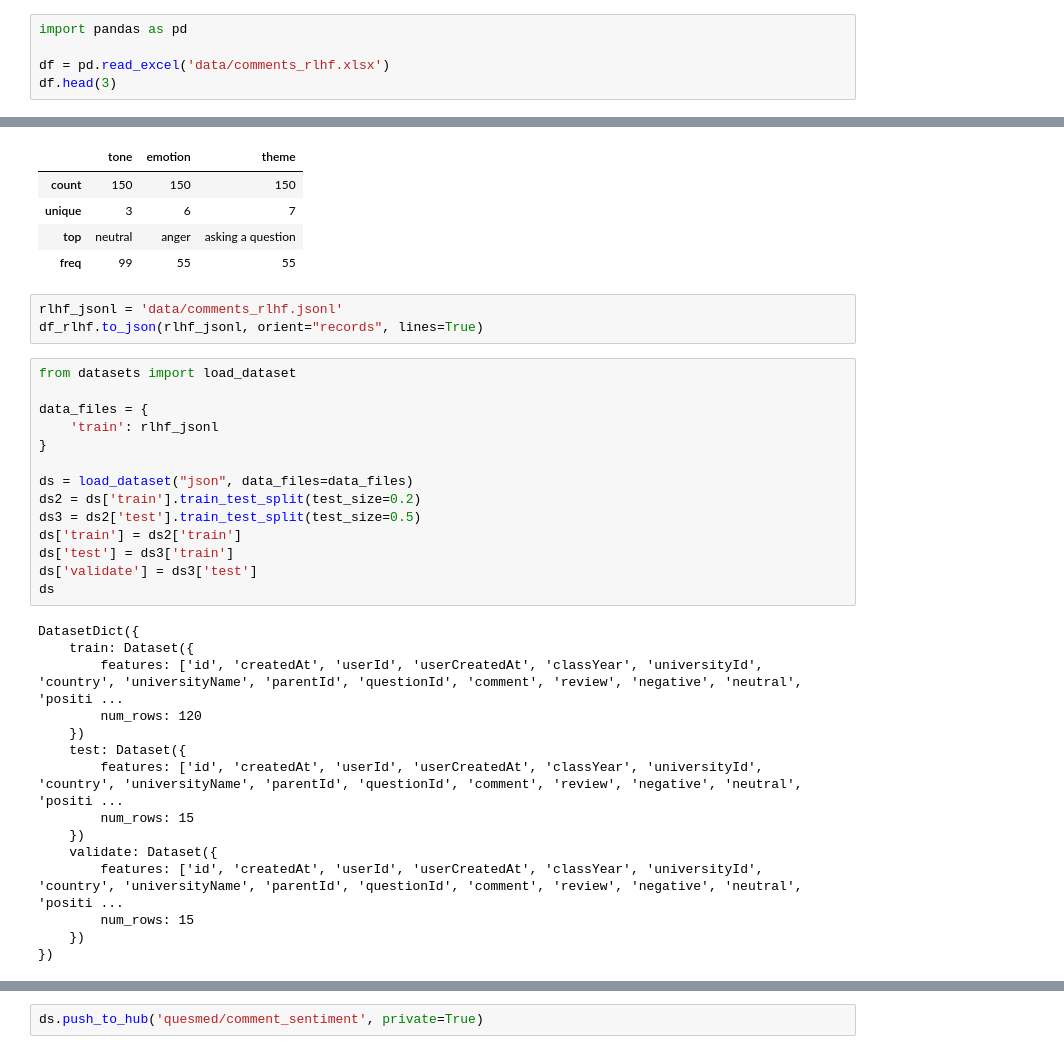
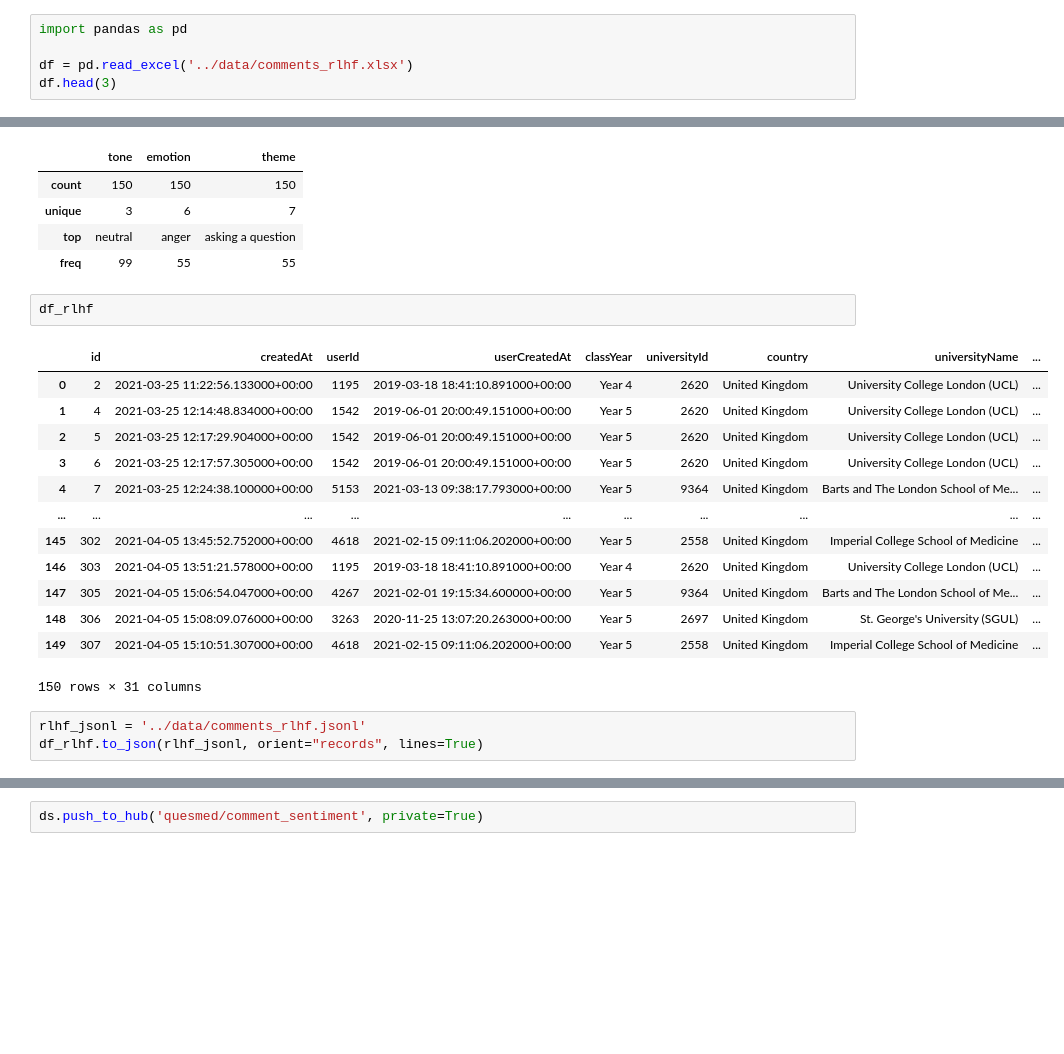
Before and after one commit to Quesmed/sentiment_analysis, a Jupyter notebook: notebooks/4_dataset.ipynb, the cells around one changed output, grey strips where cells are left out. Drawn from its saved outputs; the diff is of its cells as text; blank space fills up the shorter version.

```diff
--- a/4_dataset.ipynb
+++ b/notebooks/4_dataset.ipynb
@@ -5,7 +5,7 @@ Pulling manual data classification and placing it into train-validate datasets
 # %%
 import pandas as pd
 
-df = pd.read_excel('data/comments_rlhf.xlsx')
+df = pd.read_excel('../data/comments_rlhf.xlsx')
 df.head(3)
 # %% [output]
 |  | Unnamed: 0 | id | createdAt | userId | userCreatedAt | classYear | universityId | country | ... |
@@ -76,35 +76,22 @@ df_rlhf.loc[:, ['tone', 'emotion', 'theme']].describe()
 | unique | 3 | 6 | 7 |
 | top | neutral | anger | asking a question |
 | freq | 99 | 55 | 55 |
+# %%
+df_rlhf
+# %% [output]
+|  | id | createdAt | userId | userCreatedAt | classYear | universityId | country | universityName | ... |
+| 0 | 2 | 2021-03-25 11:22:56.133000+00:00 | 1195 | 2019-03-18 18:41:10.891000+00:00 | Year 4 | 2620 | United Kingdom | University College London (UCL) | ... |
+| 1 | 4 | 2021-03-25 12:14:48.834000+00:00 | 1542 | 2019-06-01 20:00:49.151000+00:00 | Year 5 | 2620 | United Kingdom | University College London (UCL) | ... |
+| 2 | 5 | 2021-03-25 12:17:29.904000+00:00 | 1542 | 2019-06-01 20:00:49.151000+00:00 | Year 5 | 2620 | United Kingdom | University College London (UCL) | ... |
+| 3 | 6 | 2021-03-25 12:17:57.305000+00:00 | 1542 | 2019-06-01 20:00:49.151000+00:00 | Year 5 | 2620 | United Kingdom | University College London (UCL) | ... |
+| 4 | 7 | 2021-03-25 12:24:38.100000+00:00 | 5153 | 2021-03-13 09:38:17.793000+00:00 | Year 5 | 9364 | United Kingdom | Barts and The London School of Me... | ... |
+| ... | ... | ... | ... | ... | ... | ... | ... | ... | ... |
+| 145 | 302 | 2021-04-05 13:45:52.752000+00:00 | 4618 | 2021-02-15 09:11:06.202000+00:00 | Year 5 | 2558 | United Kingdom | Imperial College School of Medicine | ... |
+| 146 | 303 | 2021-04-05 13:51:21.578000+00:00 | 1195 | 2019-03-18 18:41:10.891000+00:00 | Year 4 | 2620 | United Kingdom | University College London (UCL) | ... |
+| 147 | 305 | 2021-04-05 15:06:54.047000+00:00 | 4267 | 2021-02-01 19:15:34.600000+00:00 | Year 5 | 9364 | United Kingdom | Barts and The London School of Me... | ... |
+| 148 | 306 | 2021-04-05 15:08:09.076000+00:00 | 3263 | 2020-11-25 13:07:20.263000+00:00 | Year 5 | 2697 | United Kingdom | St. George's University (SGUL) | ... |
+| 149 | 307 | 2021-04-05 15:10:51.307000+00:00 | 4618 | 2021-02-15 09:11:06.202000+00:00 | Year 5 | 2558 | United Kingdom | Imperial College School of Medicine | ... |
+150 rows × 31 columns
 # %%
-rlhf_jsonl = 'data/comments_rlhf.jsonl'
+rlhf_jsonl = '../data/comments_rlhf.jsonl'
 df_rlhf.to_json(rlhf_jsonl, orient="records", lines=True)
-# %%
-from datasets import load_dataset
-
-data_files = {
-    'train': rlhf_jsonl
-}
-
-ds = load_dataset("json", data_files=data_files)
-ds2 = ds['train'].train_test_split(test_size=0.2)
-ds3 = ds2['test'].train_test_split(test_size=0.5)
-ds['train'] = ds2['train']
-ds['test'] = ds3['train']
-ds['validate'] = ds3['test']
-ds
-# %% [output]
-DatasetDict({
-    train: Dataset({
-        features: ['id', 'createdAt', 'userId', 'userCreatedAt', 'classYear', 'universityId', 'country', 'universityName', 'parentId', 'questionId', 'comment', 'review', 'negative', 'neutral', 'positi ...
-        num_rows: 120
-    })
-    test: Dataset({
-        features: ['id', 'createdAt', 'userId', 'userCreatedAt', 'classYear', 'universityId', 'country', 'universityName', 'parentId', 'questionId', 'comment', 'review', 'negative', 'neutral', 'positi ...
-        num_rows: 15
-    })
-    validate: Dataset({
-        features: ['id', 'createdAt', 'userId', 'userCreatedAt', 'classYear', 'universityId', 'country', 'universityName', 'parentId', 'questionId', 'comment', 'review', 'negative', 'neutral', 'positi ...
-        num_rows: 15
-    })
-})
```
Also changed, not shown: parts of 1 cell of this notebook, 20 other files.
